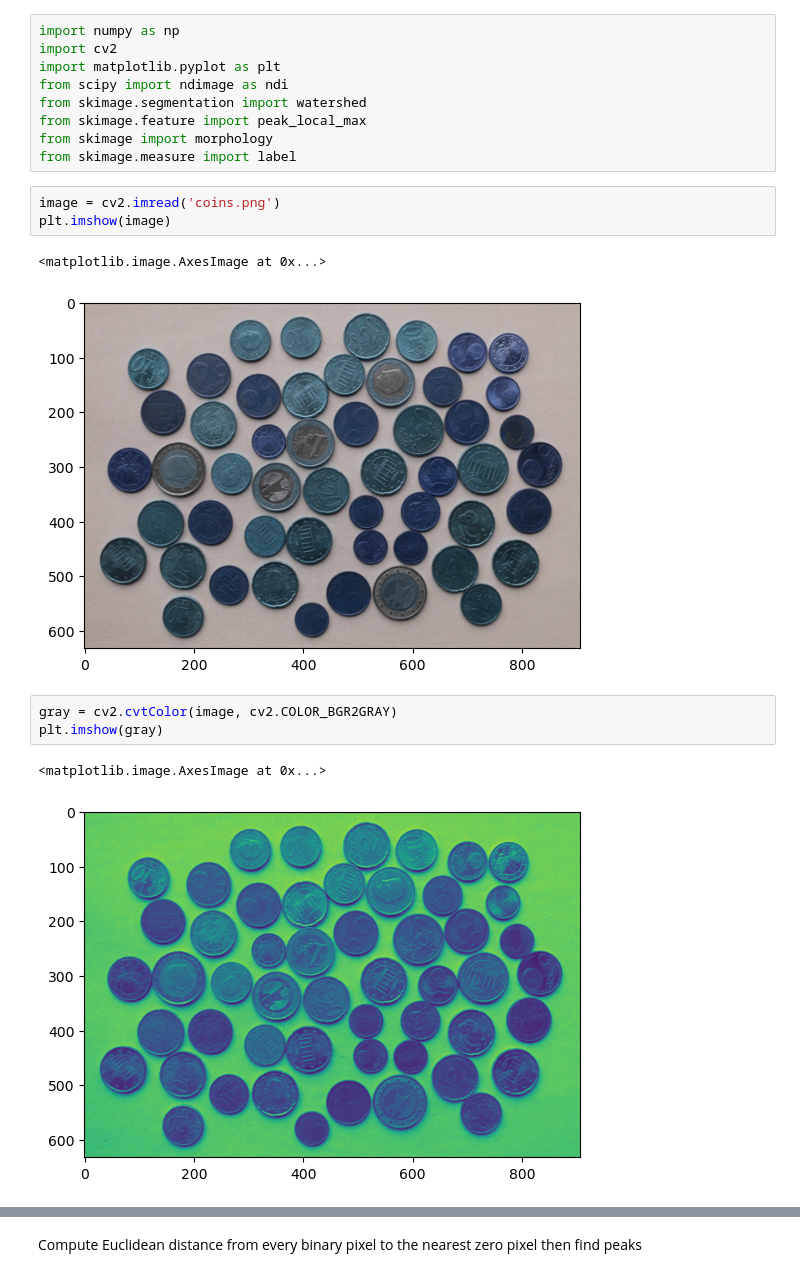
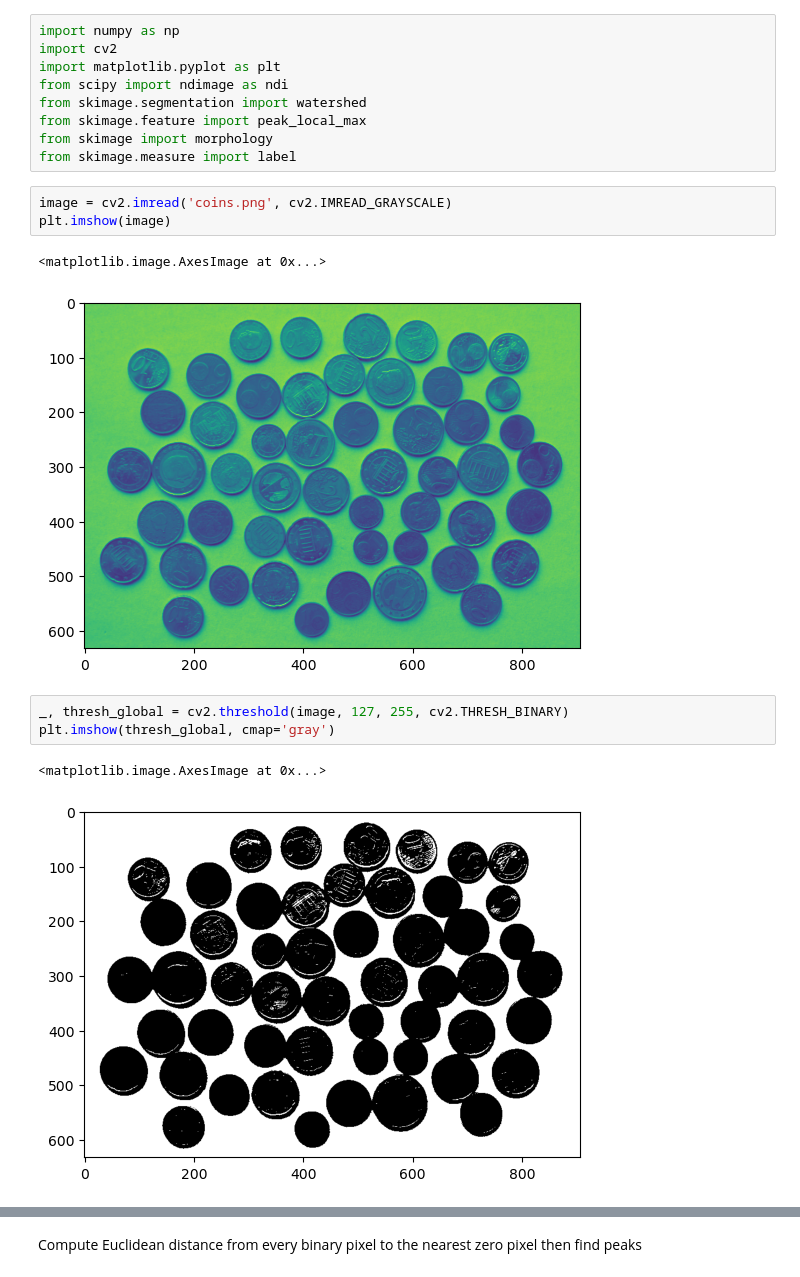
Before and after one commit to ch1cly/PythonScripts, a Jupyter notebook: imageprocessing/fourth.ipynb, the cells around one changed output, grey strips where cells are left out. Saved outputs shown, nothing was run; the diff lists cells and outputs as text.

```diff
--- a/imageprocessing/fourth.ipynb
+++ b/imageprocessing/fourth.ipynb
@@ -8,14 +8,14 @@ from skimage.feature import peak_local_max
 from skimage import morphology
 from skimage.measure import label
 # %%
-image = cv2.imread('coins.png')
+image = cv2.imread('coins.png', cv2.IMREAD_GRAYSCALE)
 plt.imshow(image)
 # %% [output]
 <matplotlib.image.AxesImage at 0x...>
-[figure, old version]
+[figure, new version]
 # %%
-gray = cv2.cvtColor(image, cv2.COLOR_BGR2GRAY)
-plt.imshow(gray)
+_, thresh_global = cv2.threshold(image, 127, 255, cv2.THRESH_BINARY)
+plt.imshow(thresh_global, cmap='gray')
 # %% [output]
 <matplotlib.image.AxesImage at 0x...>
-[figure, old version]
+[figure, new version]
```
Also changed, not shown: parts of 23 cells of this notebook.
